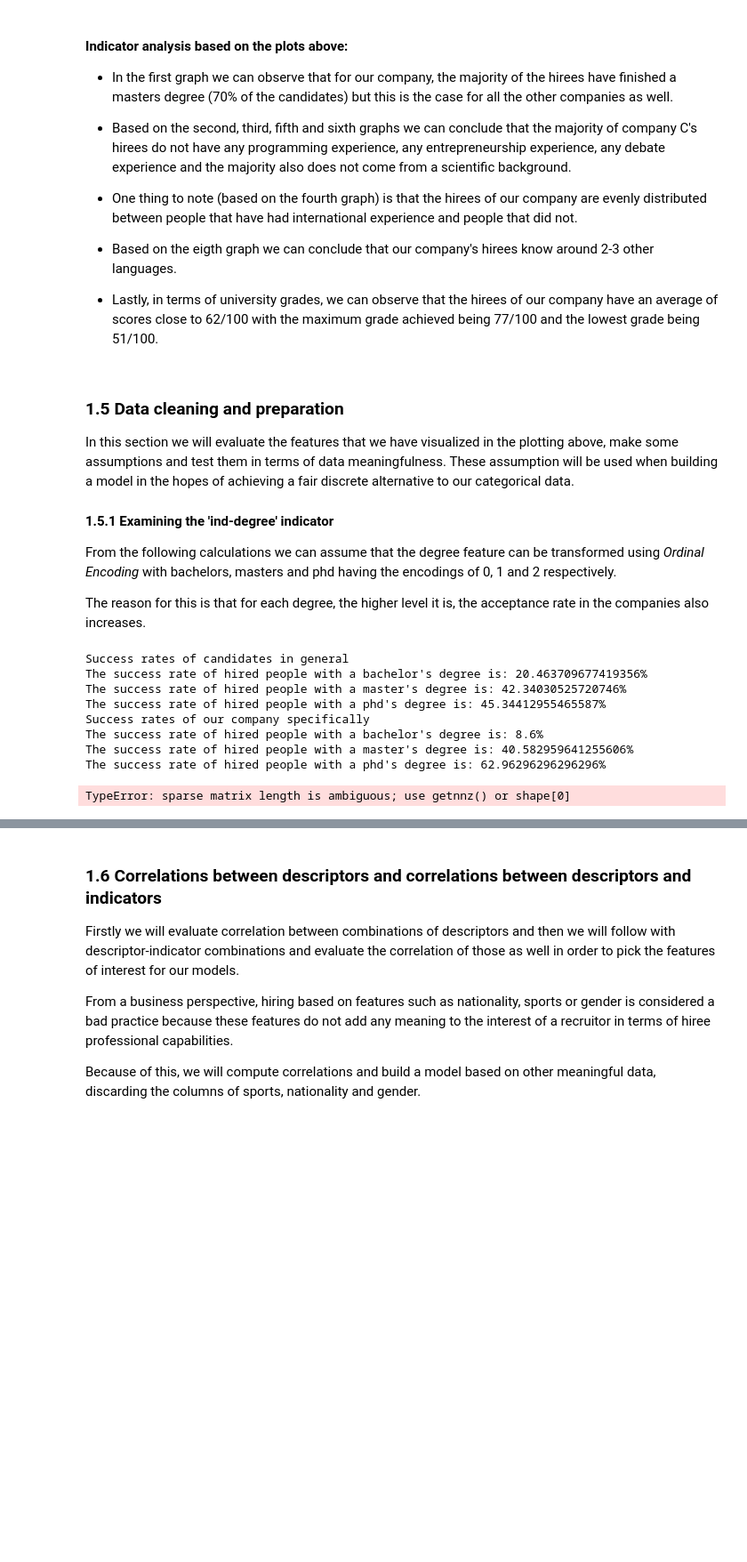
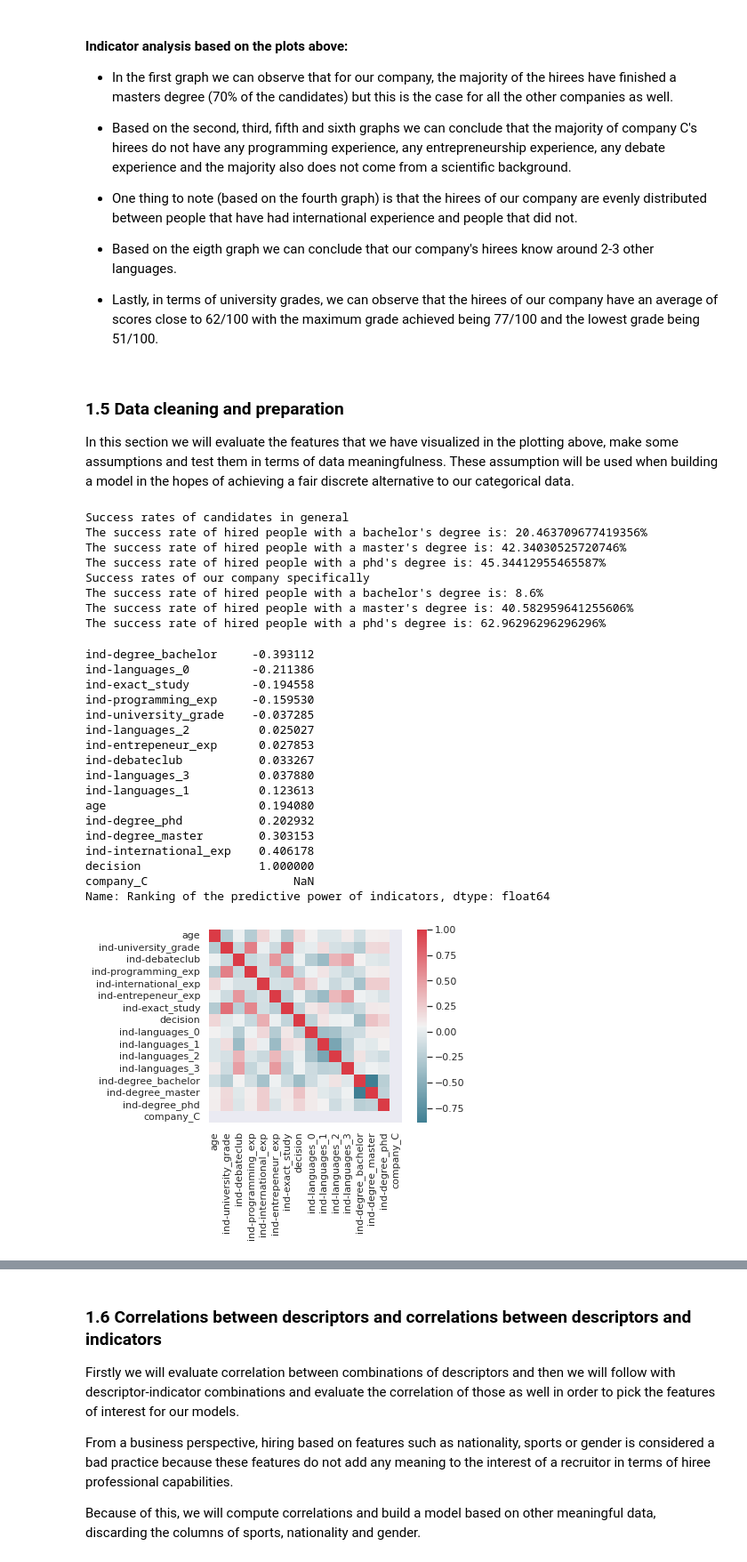
Before and after one commit to andrei-calin-dragomir/AdvisoryReportIDS, a Jupyter notebook: AdvisoryReport.ipynb, the cells around one changed output, grey strips where cells are left out. Shown at 89% size. Drawn from its saved outputs; the diff is of its cells as text; code cells hidden in the pictures; blank space fills up the shorter version.

```diff
--- a/AdvisoryReport.ipynb
+++ b/AdvisoryReport.ipynb
@@ -439,15 +453,9 @@ axs[2, 2].legend()
 
 In this section we will evaluate the features that we have visualized in the plotting above, make some assumptions and test them in terms of data meaningfulness.
 These assumption will be used when building a model in the hopes of achieving a fair discrete alternative to our categorical data.
-
-#### 1.5.1 Examining the 'ind-degree' indicator
-
-From the following calculations we can assume that the degree feature can be transformed using _Ordinal Encoding_ with bachelors, masters and phd having the encodings of 0, 1 and 2 respectively.
-
-The reason for this is that for each degree, the higher level it is, the acceptance rate in the companies also increases.
 # %%
 #DataFrame
-degreeFrame = pd.DataFrame(recruitmentData, columns=['ind-degree', 'decision', 'company'])
+degreeFrame = pd.DataFrame(recruitmentData, columns=["age", "ind-university_grade", "ind-debateclub", "ind-programming_exp", "ind-international_exp", "ind-entrepeneur_exp", "ind-languages", "ind-exact_study", "ind-degree", "company", "decision"])
 
 applicantDegreeColumn = degreeFrame['ind-degree']
 hireeDegreeColumn = degreeFrame.query("decision")['ind-degree']
@@ -471,25 +479,39 @@ Success rates of our company specifically
 The success rate of hired people with a bachelor's degree is: 8.6%
 The success rate of hired people with a master's degree is: 40.582959641255606%
 The success rate of hired people with a phd's degree is: 62.96296296296296%
-# %%
-encoderOrd = preprocessing.OneHotEncoder()
-
-degreeFrame['encoded-degree'] = encoderOrd.fit_transform(degreeFrame).transpose()[0]
-print(degreeFrame)
-
-# plt.title("Distribution of hirees who studied physics, engineering or other science-oriented study")
-# plt.pie(recruitmentData.query("decision and company == 'C'")['ind-exact_study'].value_counts(), labels = ['Did not study', 'Studied'] , autopct='%1.1f%%')
-# plt.legend()
-
-# plt.title("Distribution of applicants who studied physics, engineering or other science-oriented study")
-# plt.pie(recruitmentData.query("company == 'C'")['ind-exact_study'].value_counts(), labels = ['Did not study', 'Studied'] , autopct='%1.1f%%')
-# plt.legend()
-
-df = pd.DataFrame(recruitmentData, columns = ["ind-university_grade", "ind-debateclub", "ind-programming_exp", "ind-international_exp", "ind-entrepeneur_exp", "ind-languages", "ind-exact_study", "ind-degree", "company", "decision"])
-df['encoded-degree'] = degreeFrame['encoded-degree']
-df_C = df[df["company"] == 'C']
-corr = df_C.corr()
-seaborn.heatmap(corr, mask=np.zeros_like(corr), cmap=seaborn.diverging_palette(220, 10, as_cmap=True),
-            square=True)
-# %% [output]
-TypeError: sparse matrix length is ambiguous; use getnnz() or shape[0]
+# %%
+encoderOrd = preprocessing.OneHotEncoder()
+
+degreeFrame = degreeFrame.query("company == 'C'")
+
+degreeFrame['ind-languages'] = degreeFrame['ind-languages'].map(str)
+x = pd.get_dummies(degreeFrame)
+# print(x)
+df = x
+corr = df.corr()
+seaborn.heatmap(corr, mask=np.zeros_like(corr), cmap=seaborn.diverging_palette(220, 10, as_cmap=True),
+            square=True)
+
+ranking = corr['decision']
+ranking = ranking.sort_values()
+ranking.name = "Ranking of the predictive power of indicators"
+print(ranking)
+# %% [output]
+ind-degree_bachelor     -0.393112
+ind-languages_0         -0.211386
+ind-exact_study         -0.194558
+ind-programming_exp     -0.159530
+ind-university_grade    -0.037285
+ind-languages_2          0.025027
+ind-entrepeneur_exp      0.027853
+ind-debateclub           0.033267
+ind-languages_3          0.037880
+ind-languages_1          0.123613
+age                      0.194080
+ind-degree_phd           0.202932
+ind-degree_master        0.303153
+ind-international_exp    0.406178
+decision                 1.000000
+company_C                     NaN
+Name: Ranking of the predictive power of indicators, dtype: float64
+[figure, added]
```
Also changed, not shown: parts of 3 cells of this notebook.
